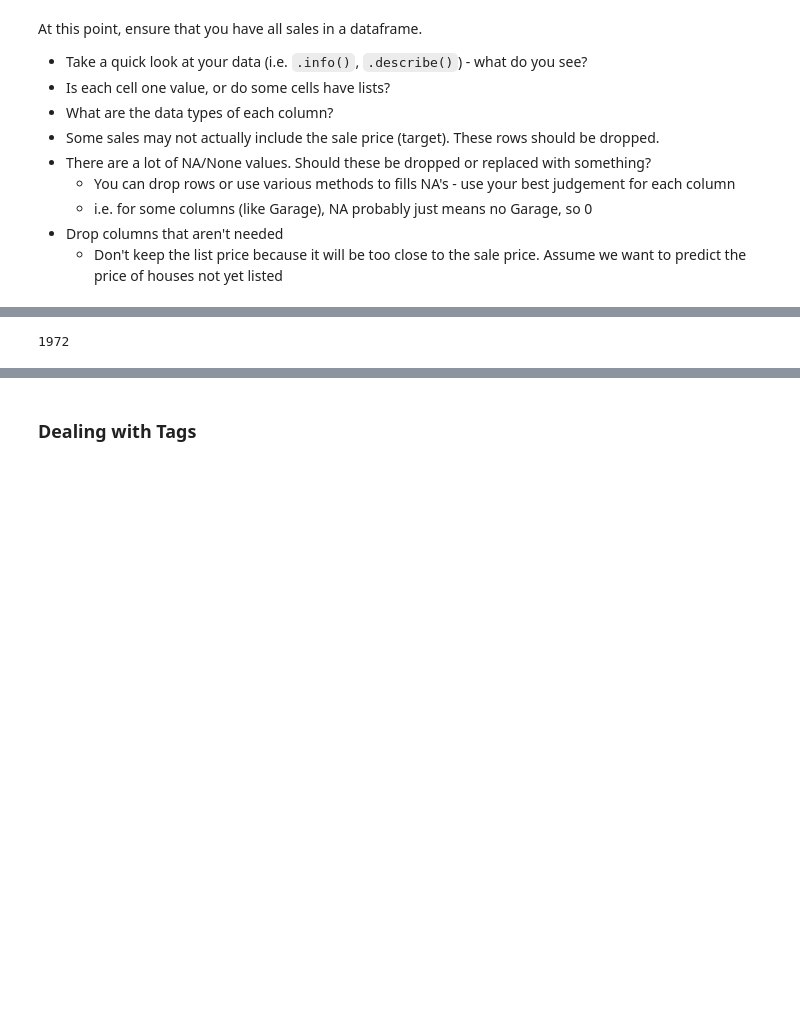
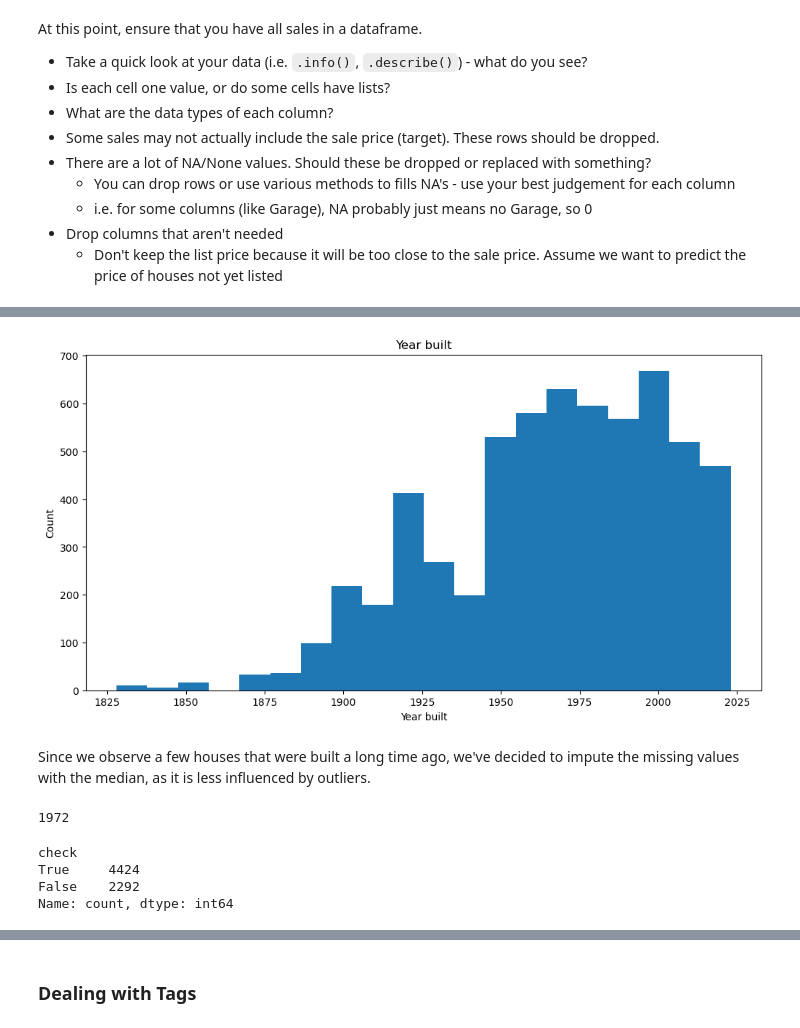
Before and after one commit to wjura/lhl-midterm-project, a Jupyter notebook: notebooks/1 - EDA.ipynb, the cells around one changed output, grey strips where cells are left out. Drawn from its saved outputs; the diff is of its cells as text; code cells hidden in the pictures; blank space fills up the shorter version.

```diff
--- a/notebooks/1 - EDA.ipynb
+++ b/notebooks/1 - EDA.ipynb
@@ -255,7 +291,18 @@ df['description_garage'] = df['description_garage'].fillna(0)
 # %%
 # Fill null values with mean for sq ft of the lot and house
-df['description_lot_sqft'] = df['description_lot_sqft'].fillna(df['description_lot_sqft'].mean())
-df['description_sqft'] = df['description_sqft'].fillna(df['description_sqft'].mean())
+df['description_lot_sqft'] = df['description_lot_sqft'].fillna(df['description_lot_sqft'].median())
+df['description_sqft'] = df['description_sqft'].fillna(df['description_sqft'].median())
+# %%
+plt.figure(figsize = (12, 6))
+plt.hist(df['description_year_built'].dropna(), bins = 20) # log scale compresses the wide data range (like we have here, from 0 to 139,043,520.0 sq ft), making it easier to visualize
+plt.title('Year built')
+plt.xlabel('Year built')
+plt.ylabel('Count')
+plt.show()
+# %% [output]
+[figure, added]
+# %% [markdown]
+Since we observe a few houses that were built a long time ago, we've decided to impute the missing values with the median, as it is less influenced by outliers.
 # %%
 # Calculate median for description_year_built
 year_built_median = df['description_year_built'].median()
@@ -268,0 +322,10 @@ df['description_year_built'] = df['description_year_built'].fillna(year_built_me
+# %%
+# Dealing with multiple baths columns:
+
+df['check'] = df['description_baths'] == (df['description_baths_full'] + df['description_baths_3qtr'] * 0.75 + df['description_baths_half'] * 0.5)
+print(df['check'].value_counts())
+# %% [output]
+check
+True     4424
+False    2292
+Name: count, dtype: int64
```
Also changed, not shown: parts of 56 cells of this notebook, 4 other files.
